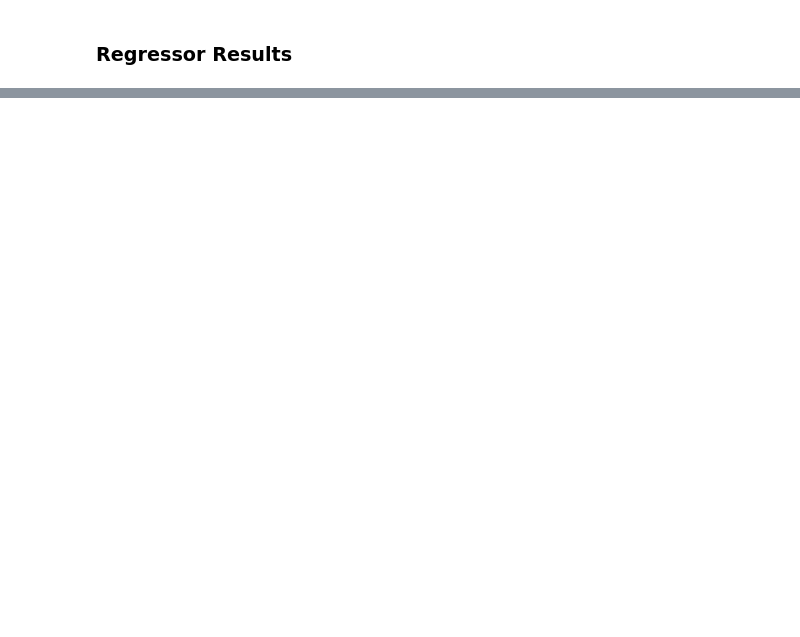
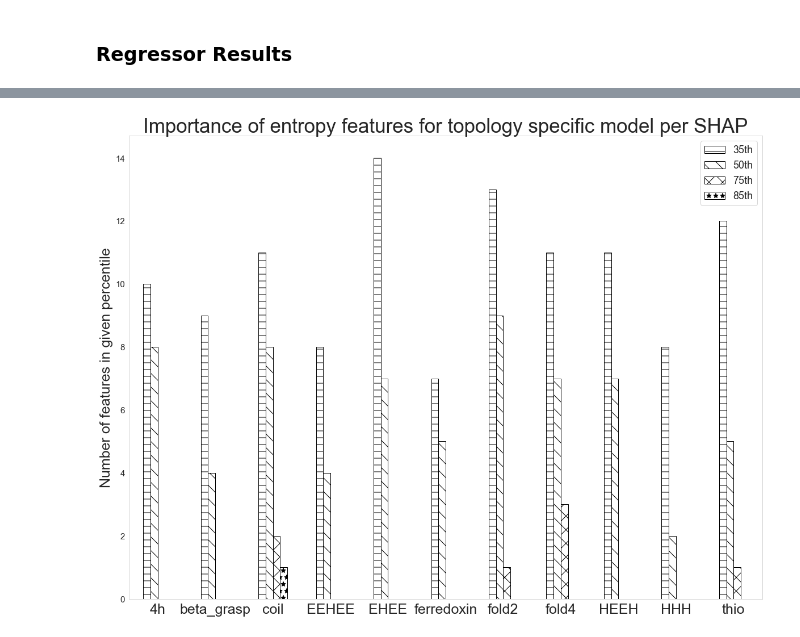
Before and after one commit to jandestrada/Scnf_Publication, a Jupyter notebook: Scnf_ML_Performance.ipynb, the cells around one changed output, grey strips where cells are left out. Cells and saved outputs as stored; diff of their text form; code cells hidden in the pictures; blank space fills up the shorter version.

Commit message:
added model audit info to ML performance nb

```diff
--- a/Scnf_ML_Performance.ipynb
+++ b/Scnf_ML_Performance.ipynb
@@ -287,0 +384,13 @@ Name: mean, dtype: float64
+# %%
+from HelperFunctions.feature_visualizations import rank_features,get_count_percentiles_list
+for i in range(len(shap_df_list)):
+    print("Topology: %s"%shap_df_list_names[i])
+    print(rank_features(shap_df_list[i],just_entropy=True))
+    print("")
+
+index = shap_df_list_names
+data = []
+for df in shap_df_list:
+    data.append(get_count_percentiles_list(df))
+
+summary_df = pd.DataFrame(data=data,index=index,columns=['35th','50th','75th','85th'])
@@ -287,0 +415,39 @@ Name: mean, dtype: float64
+# %%
+plt.close('all')
+f, ax = plt.subplots(figsize=(20,15))
+
+#plot the percentiles count
+summary_df.plot(kind='bar',facecolor='none',edgecolor='black',ax=ax)
+
+#label the graph
+sns.set_style('whitegrid')
+ax.grid(False)
+plt.xticks(rotation=0,fontsize='25')
+plt.yticks(fontsize='15')
+plt.ylabel('Number of features in given percentile',fontsize='25')
+plt.title('Importance of entropy features for topology specific model per SHAP',fontsize='35')
+
+bars = ax.patches
+
+
+# Define some hatches
+hatches = ['-', '\\', 'x',"*"]
+
+dash_bars_inx = list(range(11))
+slash_bars_inx = list(range(11,22))
+x_bars_inx = list(range(22,33))
+asterisk_bars_inx = list(range(33,44))
+
+inx_list = [dash_bars_inx,slash_bars_inx,x_bars_inx,asterisk_bars_inx]
+
+#change colors in graph to hatches
+for i in range(len(inx_list)):
+    hatch_type = hatches[i]
+    for j in inx_list[i]:
+        bars[j].set_hatch(hatch_type)
+
+plt.legend(fontsize='18')
+
+plt.show()
+# %% [output]
+[figure, added]
```
Also changed, not shown: parts of 40 cells of this notebook, 25 other files.
